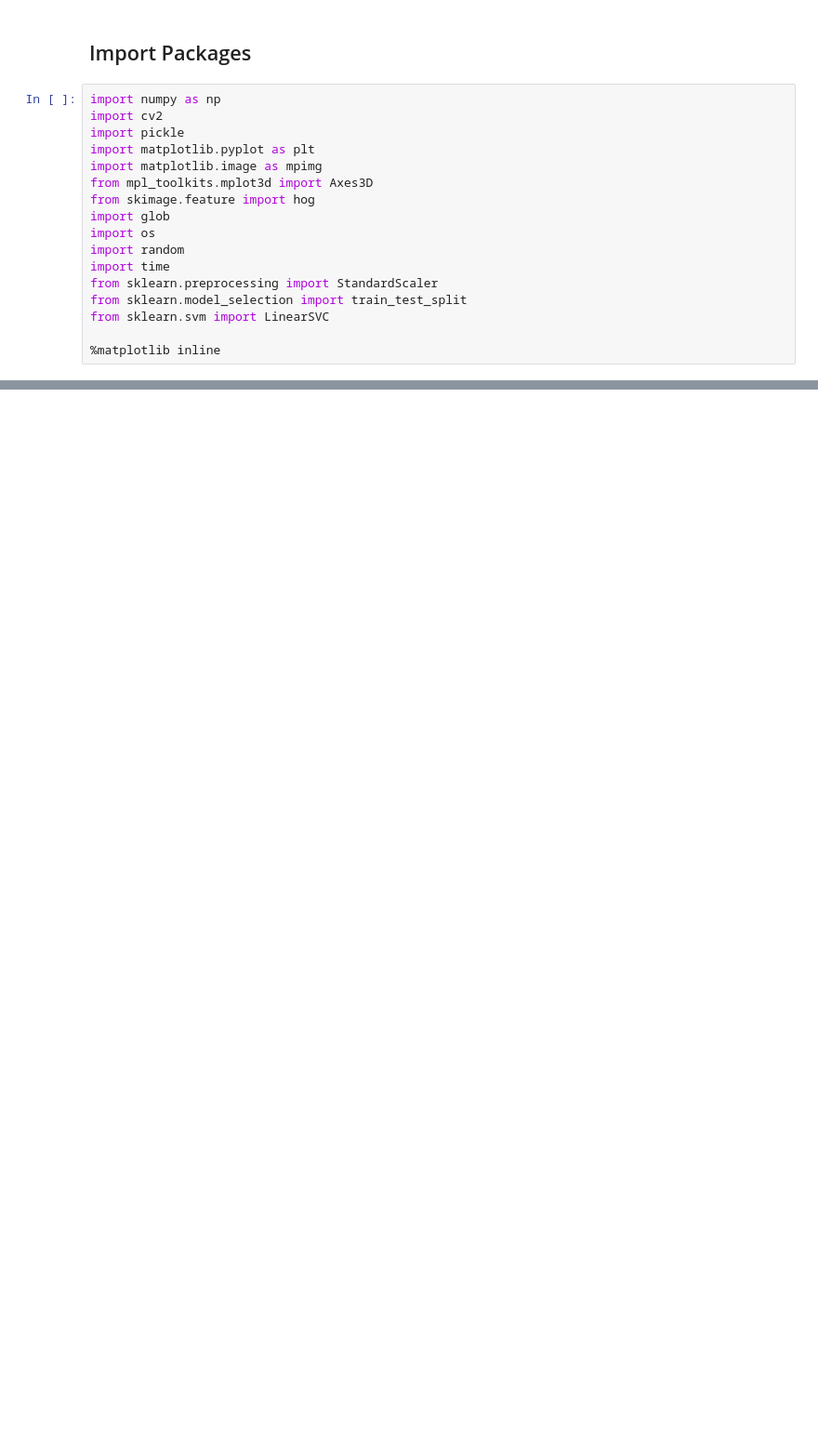
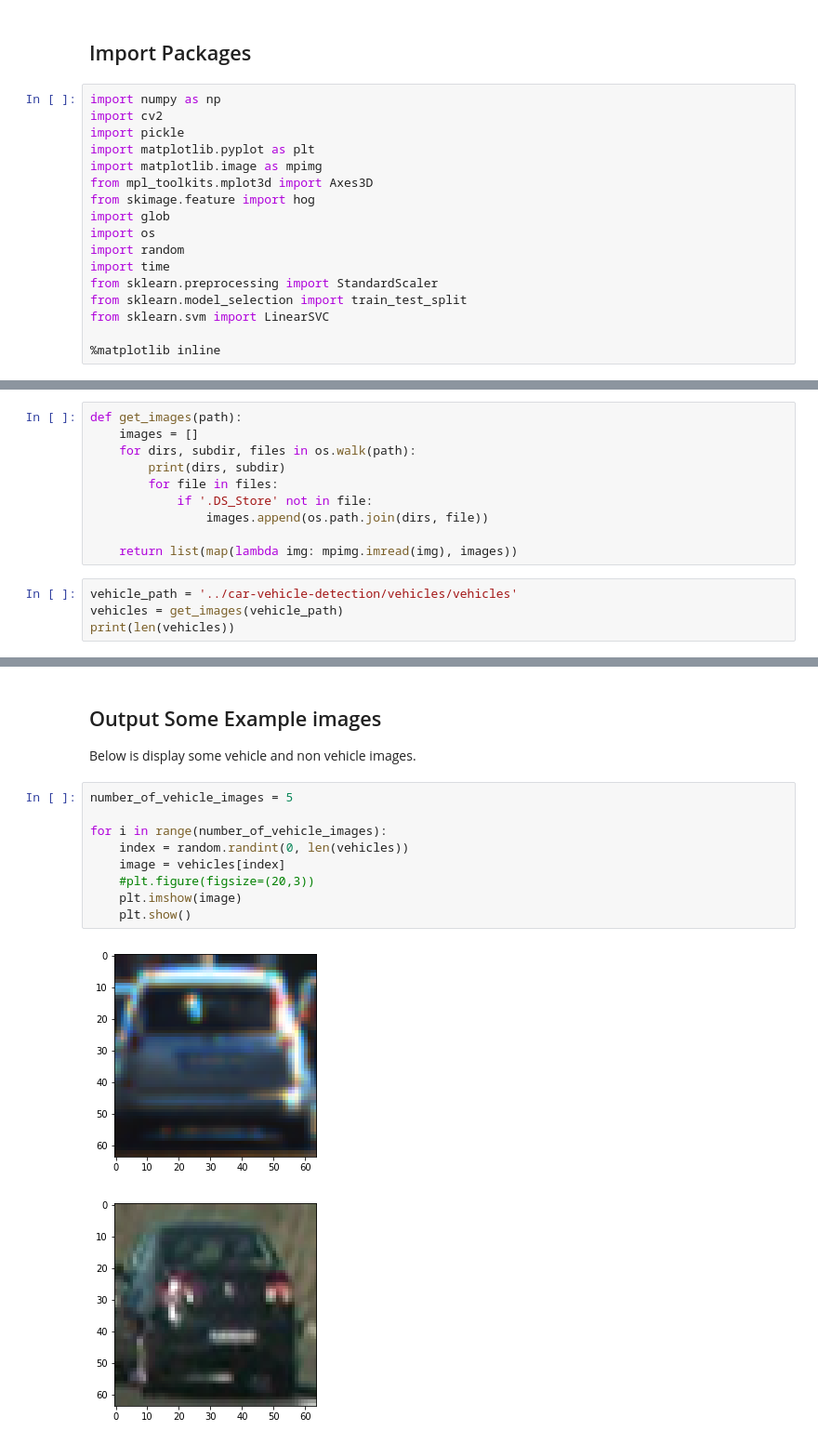
Before and after one commit to sandeeppaulraj/CarND-Vehicle-Detection, a Jupyter notebook: P5_vehicle_detection.ipynb, the cells around one changed output, grey strips where cells are left out. Shown: that part at 93% size. Cells and saved outputs as stored; diff of their text form; blank space fills up the shorter version.

```diff
--- a/P5_vehicle_detection.ipynb
+++ b/P5_vehicle_detection.ipynb
@@ -38,0 +32,14 @@ plt.show()
+# %%
+def get_images(path):
+    images = []
+    for dirs, subdir, files in os.walk(path):
+        print(dirs, subdir)
+        for file in files:
+            if '.DS_Store' not in file:
+                images.append(os.path.join(dirs, file))
+
+    return list(map(lambda img: mpimg.imread(img), images))
+# %%
+vehicle_path = '../car-vehicle-detection/vehicles/vehicles'
+vehicles = get_images(vehicle_path)
+print(len(vehicles))
@@ -38,0 +63,16 @@ plt.show()
+# %% [markdown]
+## Output Some Example images
+
+Below is display some vehicle and non vehicle images.
+# %%
+number_of_vehicle_images = 5
+
+for i in range(number_of_vehicle_images):
+    index = random.randint(0, len(vehicles))
+    image = vehicles[index]
+    #plt.figure(figsize=(20,3))
+    plt.imshow(image)
+    plt.show()
+# %% [output]
+[figure, added]
+[figure, added]
```
Also changed, not shown: parts of 8 cells of this notebook.
